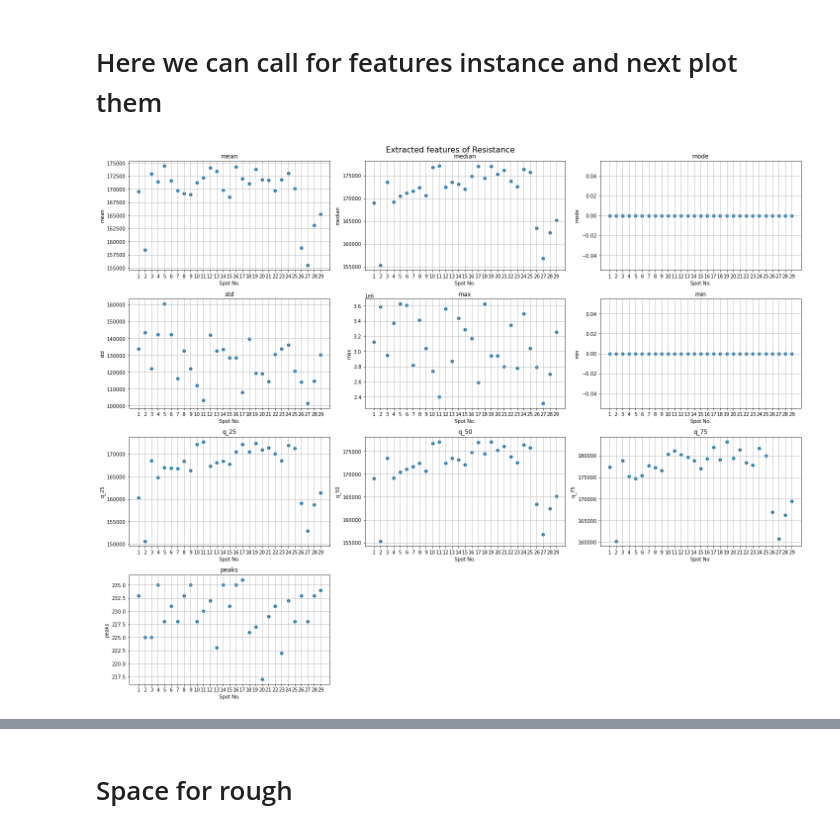
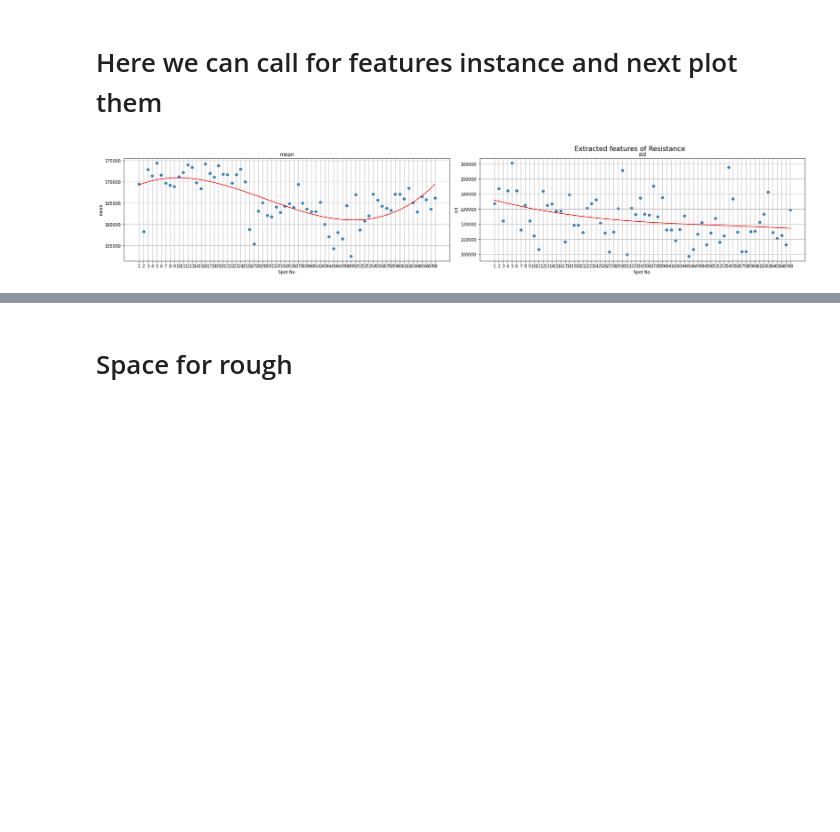
Before and after one commit to Protagonist-8/SpotProject, a Jupyter notebook: spot_eda.ipynb, the cells around one changed output, grey strips where cells are left out. Saved outputs shown, nothing was run; the diff lists cells and outputs as text; code cells hidden in the pictures; blank space fills up the shorter version.

```diff
--- a/spot_eda.ipynb
+++ b/spot_eda.ipynb
@@ -38,7 +39,7 @@ def pre_process(data_path,timestamps=None,normalize=False):
     # df.info()
 # %%
 
-def get_features(sensor,timestamps=None,spots=69,normalize=False):
+def get_features(sensor,timestamps=None,spotf=1,spotl=69,normalize=False):
     feature_list={'mean':[],
                 'median':[],
                 'mode':[],
@@ -53,7 +54,7 @@ def get_features(sensor,timestamps=None,spots=69,normalize=False):
                 # "cov":[],
                 "peaks":[]
                 }
-    for i in range(1,spots,1):
+    for i in range(spotf,spotl,1):
         data_path=rf"C:\Users\pavan kumar\OneDrive\Desktop\Internship Work Docs\Spot data 24-05-2025\{i}.xlsx"
         df=pre_process(data_path,timestamps=timestamps,normalize=normalize)
         signal=np.array(df[sensor])
@@ -76,22 +77,25 @@ def get_features(sensor,timestamps=None,spots=69,normalize=False):
 
     return feature_list
 # %%
-def plot_features(dataframe,sensor):
+def plot_features(dataframe,sensor,features,deg=1):
     n_features=len(dataframe.columns)
     n_cols=3
     n_rows=-(-n_features//n_cols)
 
-    fig, axes= plt.subplots(n_rows,n_cols, figsize=(20,4*n_rows))
+    fig, axes= plt.subplots(n_rows,n_cols, figsize=(35,4*n_rows))
     axes=axes.flatten()
     plt.suptitle(f"Extracted features of {sensor}",fontsize=16)
 
-    for i, feature in enumerate(dataframe.columns):
+    for i, feature in enumerate(features):
         axes[i].scatter(dataframe.index,dataframe[feature])
         axes[i].set_title(feature)
         axes[i].set_xlabel("Spot No.")
         axes[i].set_ylabel(feature)
         axes[i].grid(True)
         axes[i].set_xticks(np.arange(1,dataframe.shape[0]+1,1))
+        coeffs = np.polyfit(dataframe.index,dataframe[feature] , deg=deg)
+        trendline = np.polyval(coeffs, dataframe.index)
+        axes[i].plot(dataframe.index, trendline, color='red', label='Linear Trendline')
 
     for j in range(i+1,len(axes)):
         fig.delaxes(axes[j])
@@ -102,9 +106,9 @@ def plot_features(dataframe,sensor):
 # Here we can call for features instance and next plot them
 # %%
 # extracting all the statistical features for each sensor
-feature_list_Resistance=get_features(sensor="Resistance (Ohm)",spots=30,normalize=False)
-feature_list_Force=get_features(sensor="Force (kgf)",spots=30,normalize=False)
-feature_list_Current=get_features(sensor="Current (kA)",spots=30,normalize=False)
+feature_list_Resistance=get_features(sensor="Resistance (Ohm)",spotf=1,spotl=69,normalize=False)
+feature_list_Force=get_features(sensor="Force (kgf)",spotf=1,spotl=69,normalize=False)
+feature_list_Current=get_features(sensor="Current (kA)",spotf=1,spotl=69,normalize=False)
 
 # creating respective dataframes
 
@@ -124,7 +128,7 @@ df_Force=pd.DataFrame(feature_list_Force,columns=feature_list_Force.keys())
 df_Force.index = range(1, len(df_Force) + 1)
 # %%
 # plotting extracted features for each sensor
-plot_features(dataframe=df_Resistance,sensor="Resistance")
+plot_features(dataframe=df_Resistance,sensor="Resistance",features=['mean','std'],deg=3)
 # %% [output]
-[figure, old version]
+[figure, new version]
 # %%
```
Also changed, not shown: parts of 14 cells of this notebook.
